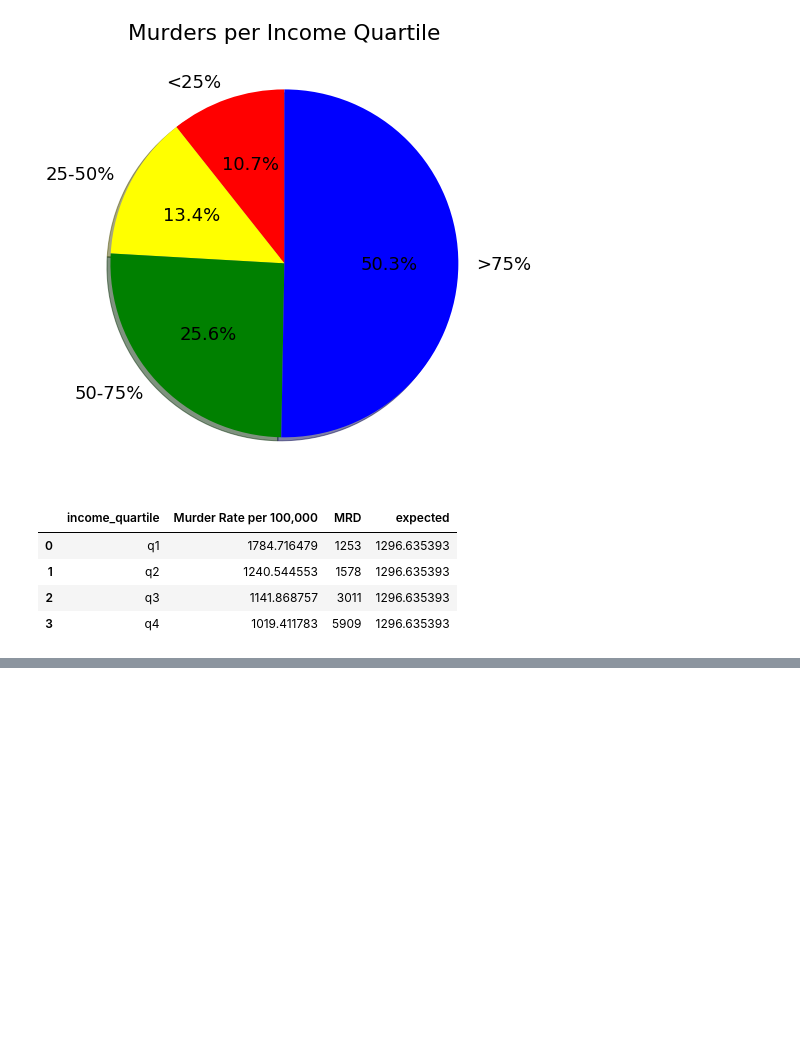
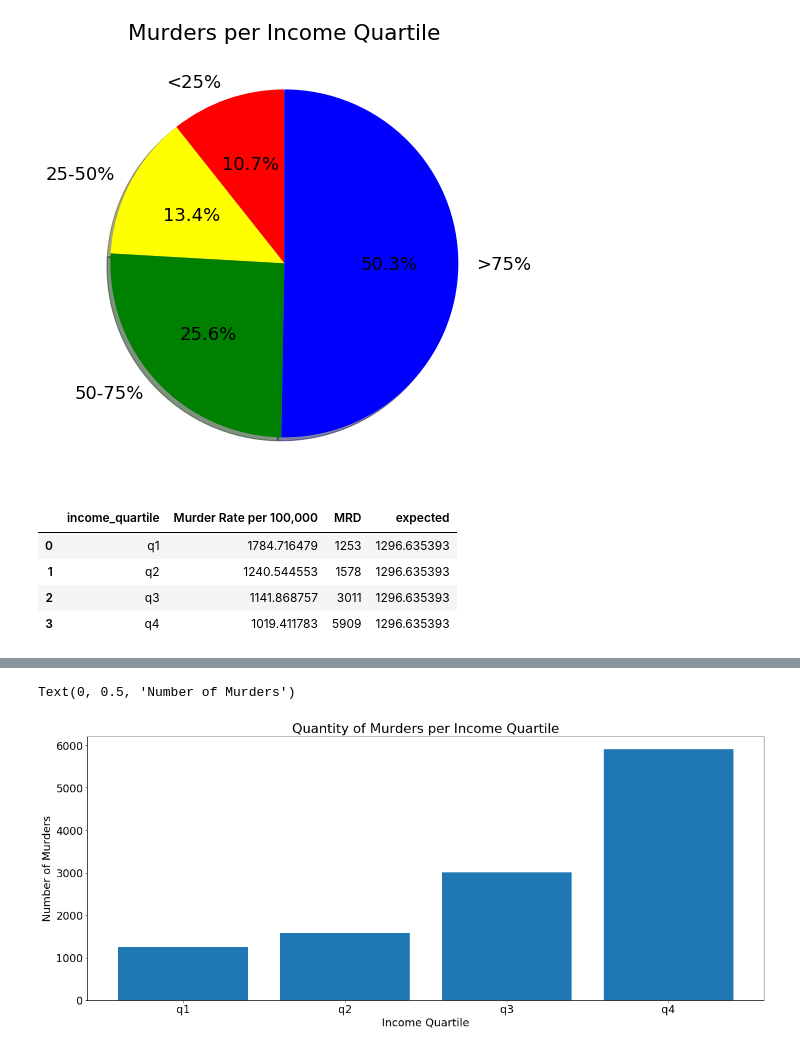
Before and after one commit to jstetter/project-1, a Jupyter notebook: project_1.ipynb, the cells around one changed output, grey strips where cells are left out. Drawn from its saved outputs; the diff is of its cells as text; code cells hidden in the pictures; blank space fills up the shorter version.

```diff
--- a/project_1.ipynb
+++ b/project_1.ipynb
@@ -233,0 +248,8 @@ plt.bar(test_df['income_quartile'], test_df['Murder Rate per 100,000'])
+# %%
+plt.bar(test_df['income_quartile'], test_df['MRD'])
+plt.title('Quantity of Murders per Income Quartile')
+plt.xlabel('Income Quartile')
+plt.ylabel('Number of Murders')
+# %% [output]
+Text(0, 0.5, 'Number of Murders')
+[figure, added]
```
Also changed, not shown: parts of 5 cells of this notebook.
